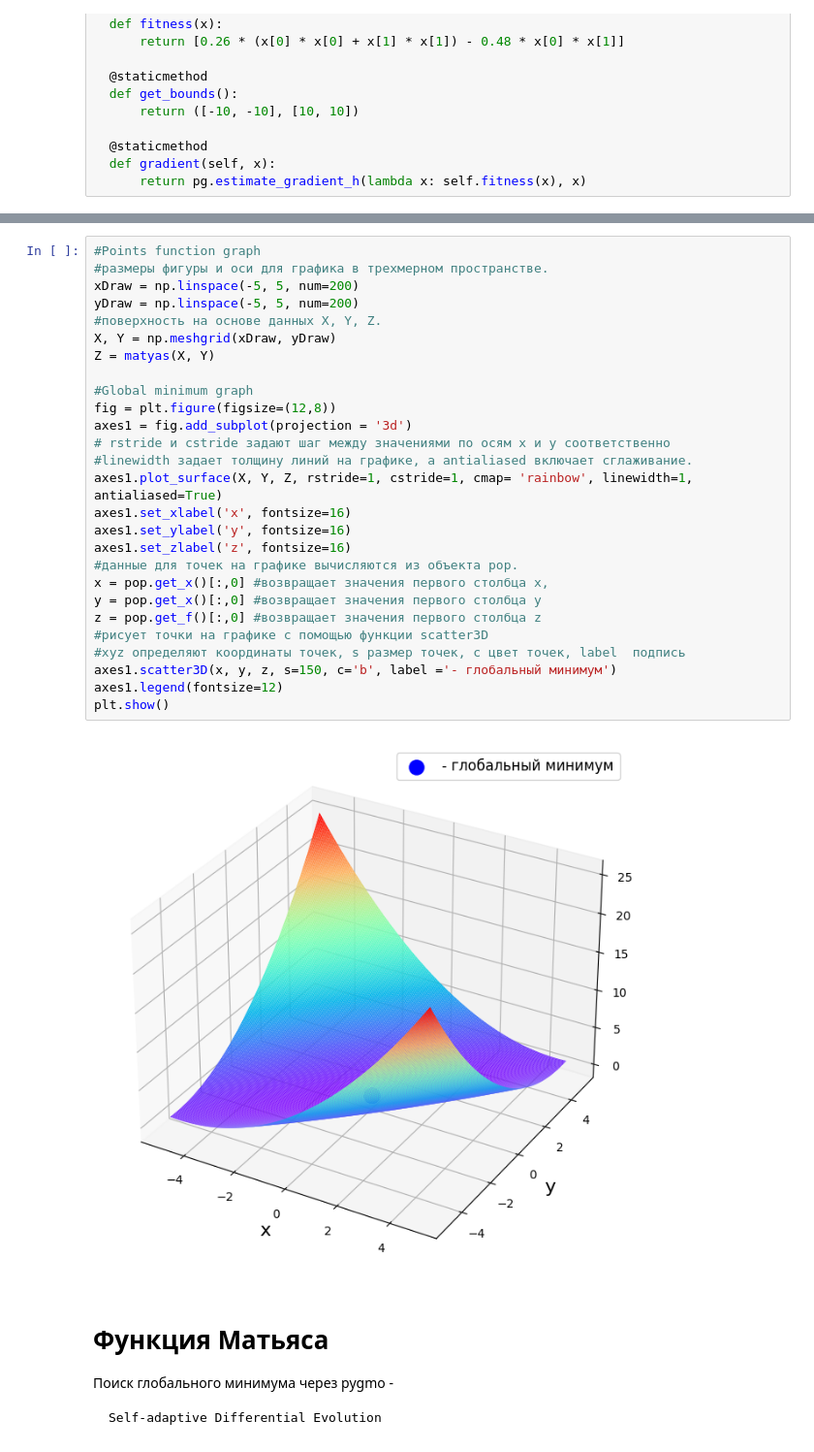
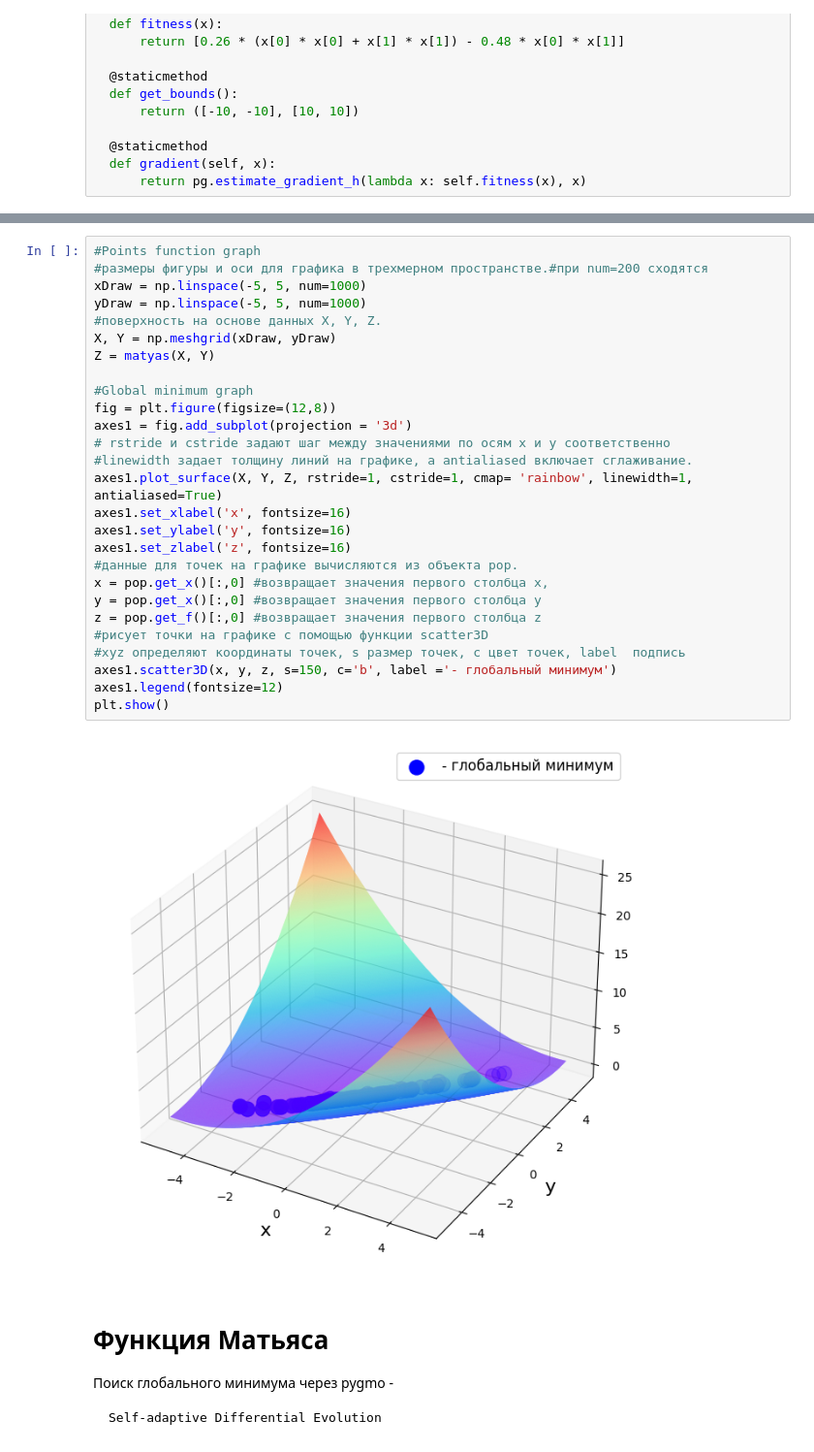
Before and after one commit to EugIva/ProzorovEI109m_labsML, a Jupyter notebook: ML_labs/1_semestr/1lab_2/ProzorovEI109_ML_1sem_2lab.ipynb, the cells around one changed output, grey strips where cells are left out. Shown at 97% size. Drawn from its saved outputs; the diff is of its cells as text.

```diff
--- a/ML_labs/1_semestr/1lab_2/ProzorovEI109_ML_1sem_2lab.ipynb
+++ b/ML_labs/1_semestr/1lab_2/ProzorovEI109_ML_1sem_2lab.ipynb
@@ -100,32 +120,32 @@ Problem name: <class '__main__.Matyas'>
 # %%
 #Points function graph
-#размеры фигуры и оси для графика в трехмерном пространстве.
-xDraw = np.linspace(-5, 5, num=200)
-yDraw = np.linspace(-5, 5, num=200)
+#размеры фигуры и оси для графика в трехмерном пространстве.#при num=200 сходятся
+xDraw = np.linspace(-5, 5, num=1000)
+yDraw = np.linspace(-5, 5, num=1000)
 #поверхность на основе данных X, Y, Z.
 X, Y = np.meshgrid(xDraw, yDraw)
 Z = matyas(X, Y)
 
 #Global minimum graph
 fig = plt.figure(figsize=(12,8))
 axes1 = fig.add_subplot(projection = '3d')
 # rstride и cstride задают шаг между значениями по осям x и y соответственно
 #linewidth задает толщину линий на графике, а antialiased включает сглаживание.
 axes1.plot_surface(X, Y, Z, rstride=1, cstride=1, cmap= 'rainbow', linewidth=1, antialiased=True)
 axes1.set_xlabel('x', fontsize=16)
 axes1.set_ylabel('y', fontsize=16)
 axes1.set_zlabel('z', fontsize=16)
 #данные для точек на графике вычисляются из объекта pop.
 x = pop.get_x()[:,0] #возвращает значения первого столбца x,
 y = pop.get_x()[:,0] #возвращает значения первого столбца y
 z = pop.get_f()[:,0] #возвращает значения первого столбца z
 #рисует точки на графике с помощью функции scatter3D
 #xyz определяют координаты точек, s размер точек, c цвет точек, label  подпись
 axes1.scatter3D(x, y, z, s=150, c='b', label ='- глобальный минимум')
 axes1.legend(fontsize=12)
 plt.show()
 # %% [output]
-[figure, old version]
+[figure, new version]
 # %% [markdown]
 # Функция Матьяса
 
```
Also changed, not shown: parts of 32 cells of this notebook.
